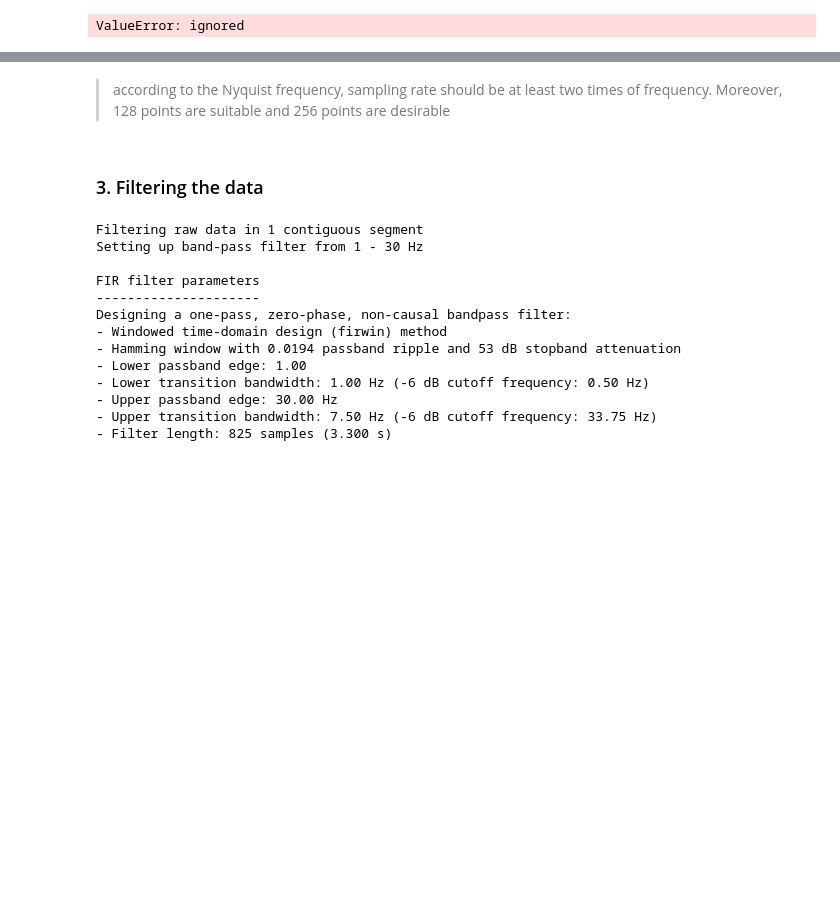
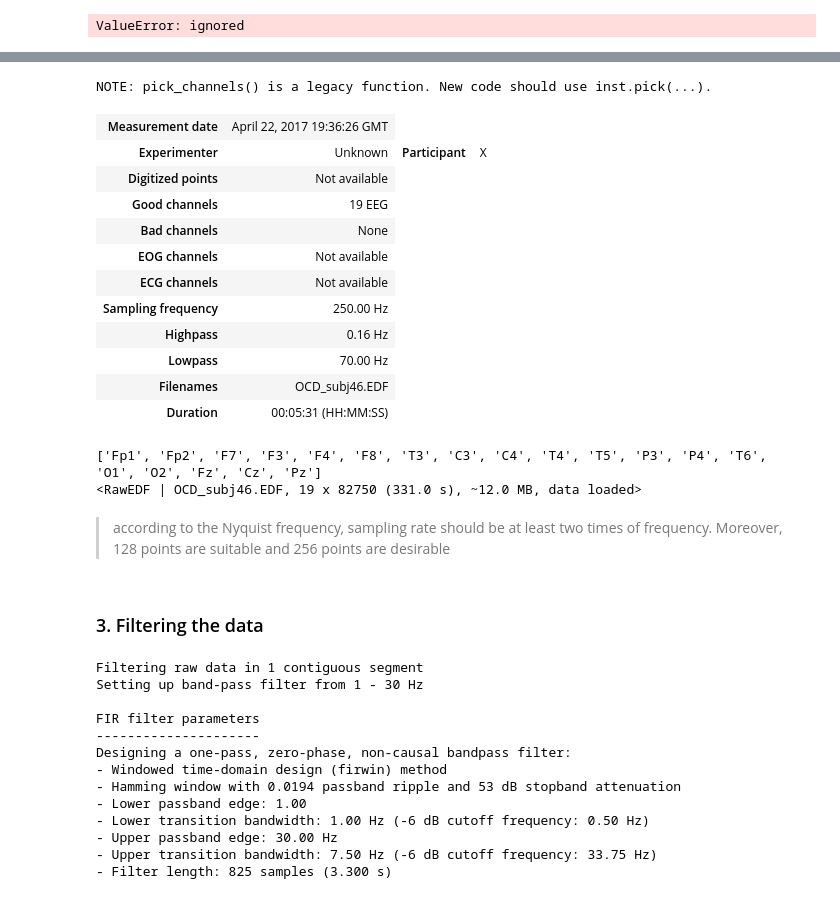
Before and after one commit to abdipourasl/OCD, a Jupyter notebook: MNE_Preprocessing.ipynb, the cells around one changed output, grey strips where cells are left out. Saved outputs shown, nothing was run; the diff lists cells and outputs as text; code cells hidden in the pictures; blank space fills up the shorter version.

```diff
--- a/MNE_Preprocessing.ipynb
+++ b/MNE_Preprocessing.ipynb
@@ -76,6 +93,28 @@ raw.resample(250, npad="auto")    # set sampling frequency to 256 points per sec
 | Lowpass | 70.00 Hz |
 | Filenames | OCD_subj46.EDF |
 | Duration | 00:05:31 (HH:MM:SS) |
+# %%
+raw.pick_channels(['Fp1','Fp2','F7','F3','F4','F8','T3','C3','C4','T4','T5','P3','P4','T6','O1','O2','Fz','Cz','Pz'],ordered=True)
+# %% [output]
+NOTE: pick_channels() is a legacy function. New code should use inst.pick(...).
+| Measurement date | April 22, 2017 19:36:26 GMT |
+| Experimenter | Unknown | Participant | X |
+| Digitized points | Not available |
+| Good channels | 19 EEG |
+| Bad channels | None |
+| EOG channels | Not available |
+| ECG channels | Not available |
+| Sampling frequency | 250.00 Hz |
+| Highpass | 0.16 Hz |
+| Lowpass | 70.00 Hz |
+| Filenames | OCD_subj46.EDF |
+| Duration | 00:05:31 (HH:MM:SS) |
+# %%
+print(raw.info["ch_names"])
+print(raw)
+# %% [output]
+['Fp1', 'Fp2', 'F7', 'F3', 'F4', 'F8', 'T3', 'C3', 'C4', 'T4', 'T5', 'P3', 'P4', 'T6', 'O1', 'O2', 'Fz', 'Cz', 'Pz']
+<RawEDF | OCD_subj46.EDF, 19 x 82750 (331.0 s), ~12.0 MB, data loaded>
 # %% [markdown]
 >according to the Nyquist frequency, sampling rate should be at least two times of frequency.
 Moreover, 128 points are suitable and 256 points are desirable
```
Also changed, not shown: parts of 8 cells of this notebook.
